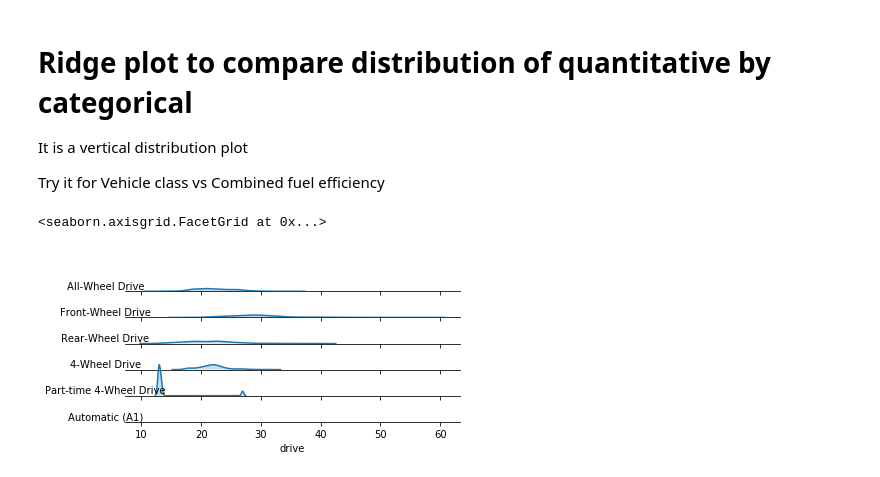
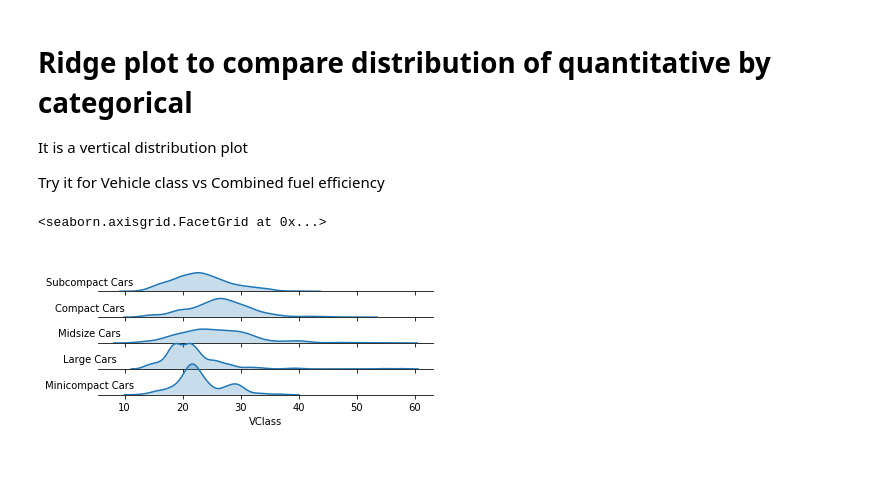
Before and after one commit to rashokanand/python_viz_matplotlib_seaborn, a Jupyter notebook: Bivariate_visualizations.ipynb, the cells around one changed output. Drawn from its saved outputs; the diff is of its cells as text; code cells hidden in the pictures.

```diff
--- a/Bivariate_visualizations.ipynb
+++ b/Bivariate_visualizations.ipynb
@@ -320,21 +320,21 @@ It is a vertical distribution plot
 Try it for Vehicle class vs Combined fuel efficiency
 # %%
 # setting facetgrid
-g = sb.FacetGrid(data = car_df, row= 'drive',height=0.5,aspect=12, gridspec_kws={'hspace':-0.2})
+g = sb.FacetGrid(data = car_df, row= 'VClass',height=0.5,aspect=12, gridspec_kws={'hspace':-0.2})
 
 # plotting kde in a few steps
 g.map(sb.kdeplot,'comb',shade=True)
 g.set(yticks=[])
 g.despine(left=True)
 
 g.map(lambda **kwargs: plt.gca().patch.set_alpha(0))
 
 def label_text(x, **kwargs):
     plt.text(4, 0.02, x.iloc[0], ha = 'center', va = 'bottom')
 
 
-g.map(label_text,'drive')
+g.map(label_text,'VClass')
 g.set_titles('')
 # %% [output]
 <seaborn.axisgrid.FacetGrid at 0x...>
-[figure, old version]
+[figure, new version]
```
Also changed, not shown: 1 other file.
